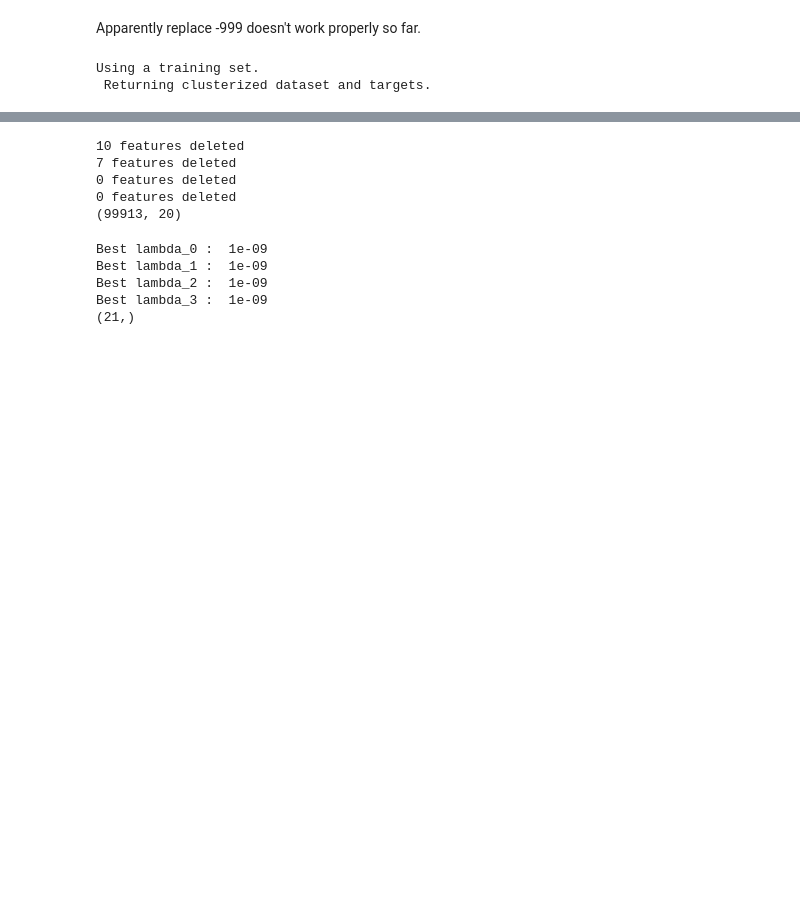
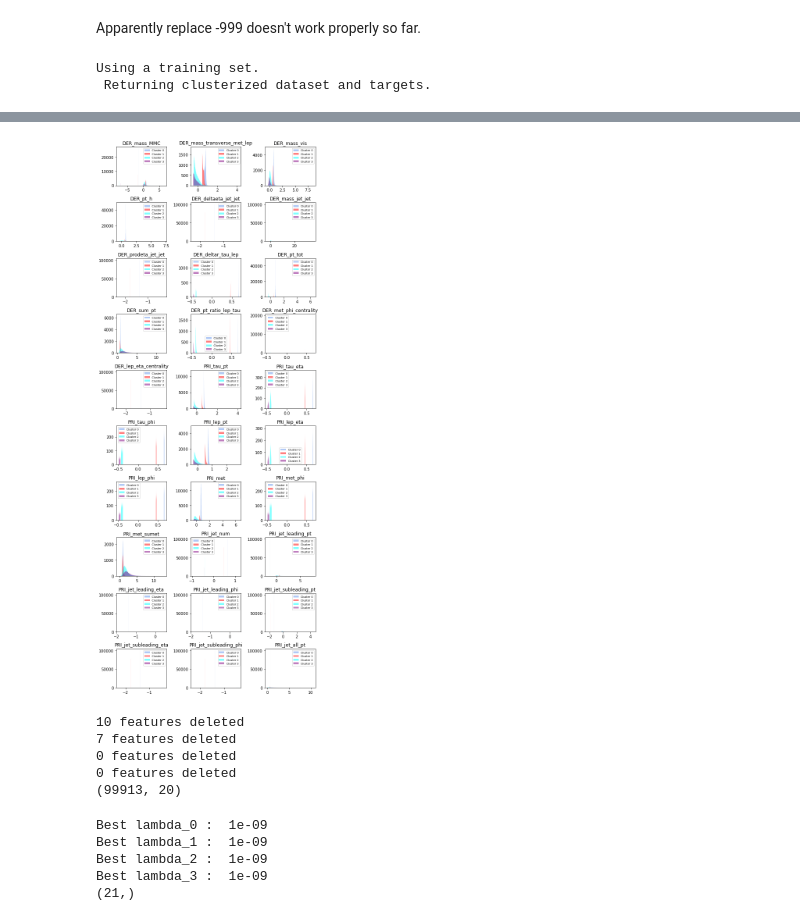
Before and after one commit to richieYT-wan/ML_project1, a Jupyter notebook: scripts/project1_clusteringtest.ipynb, the cells around one changed output, grey strips where cells are left out. Saved outputs shown, nothing was run; the diff lists cells and outputs as text; code cells hidden in the pictures; blank space fills up the shorter version.

```diff
--- a/scripts/project1_clusteringtest.ipynb
+++ b/scripts/project1_clusteringtest.ipynb
@@ -37,3 +39,13 @@ TypeError: visualization_hist_cluster() missing 1 required positional argument:
+# %%
+#Retesting after normalizing
+#Naïve pre-processing.
+tx0_std, _, _ = standardize(tx0)
+tx1_std, _, _ = standardize(tx1)
+tx2_std, _, _ = standardize(tx2)
+tx3_std, _, _ = standardize(tx3)
+histogram_clusters(tx0_std,tx1_std,tx2_std,tx3_std,DATA_TRAIN_PATH)
+# %% [output]
+[figure, added]
 # %%
 #Deleting useless feature:
 tx_df0, idx_tk0 = delete_features(tx0)
```
Also changed, not shown: parts of 3 cells of this notebook, 1 other file.
